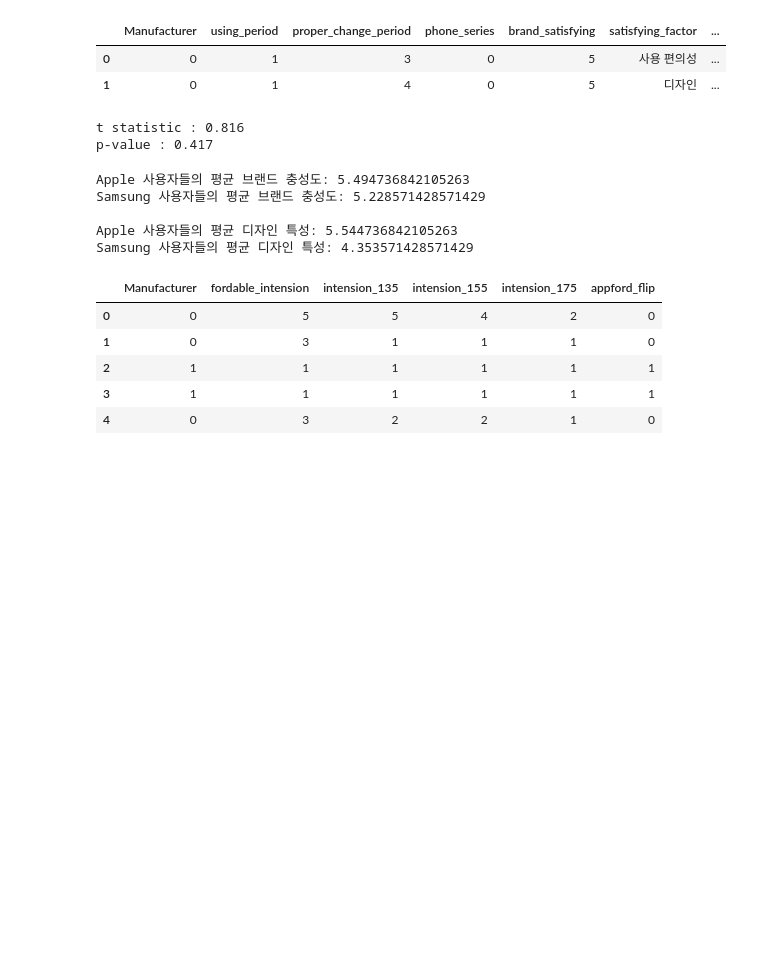
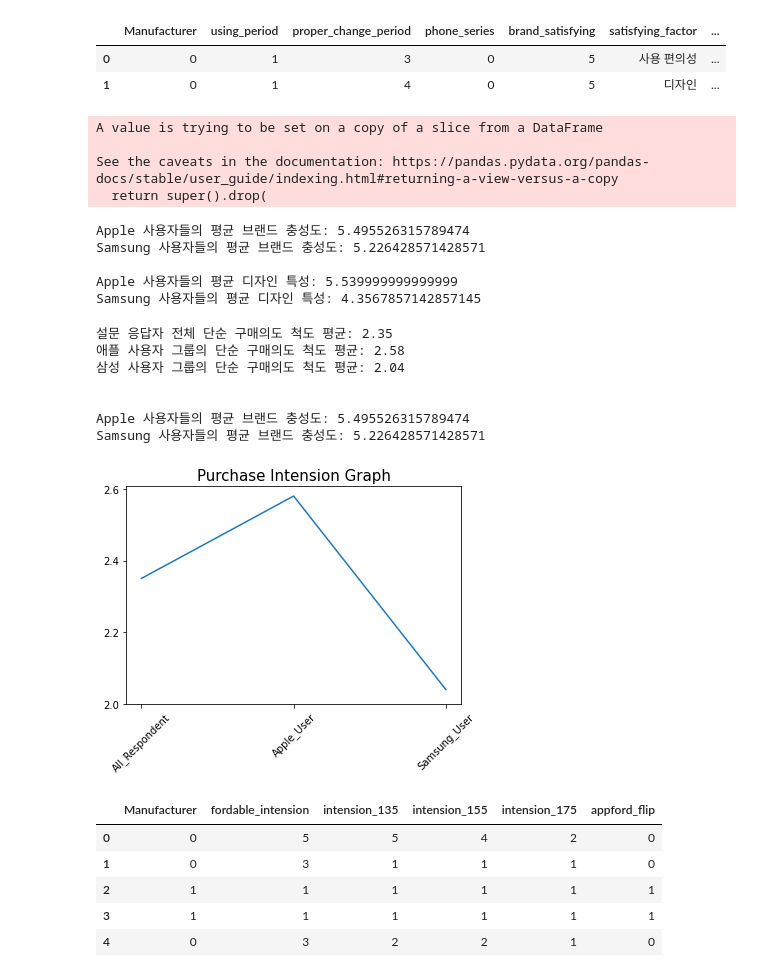
Before and after one commit to hansuho113/School_Lecture, a Jupyter notebook: marketing_research_preprocessing.ipynb, the cells around one changed output. Cells and saved outputs as stored; diff of their text form; code cells hidden in the pictures; blank space fills up the shorter version.

```diff
--- a/marketing_research_preprocessing.ipynb
+++ b/marketing_research_preprocessing.ipynb
@@ -5,7 +8,7 @@ from sklearn.preprocessing import LabelEncoder
 
 pd.set_option('display.max_columns', 500)
 # %%
-df = pd.read_csv("/Users/hansuho/Desktop/21-1 KNU/학교 수업/마케팅리서치/기말발표/폴더블_열이름변경/시트 1-폴더블 아이폰 6조.csv")
+df = pd.read_csv("/Users/hansuho/Desktop/21-1 KNU/학교 수업/마케팅리서치/기말발표/survey_data/폴더블_열이름변경/시트 1-폴더블 아이폰 6조.csv")
 df.drop(columns='타임스탬프', inplace=True)
 df = df.iloc[:, :-1]    # 휴대폰 번호 열 삭제
 df.drop(index=12, inplace=True)    # 샤오미 홍미노트 행 삭제
@@ -67,8 +70,8 @@ for col in categorical_cols:
 
 
 # 디자인 특성 및 브랜드 충성도 평균 점수 산출
-df['design_feature'] = round(((df['design_v1'] +df['design_v2'] + df['design_v3'] + df['design_v4'] + df['design_v5'] + df['design_v6']) / 6), 1)
-df['brand_loyalty'] = round(((df['loyalty_v1'] +df['loyalty_v2'] + df['loyalty_v3'] + df['loyalty_v4'] + df['loyalty_v5'] + df['loyalty_v6']) / 6), 1)
+df['design_feature'] = round(((df['design_v1'] + df['design_v2'] + df['design_v3'] + df['design_v4'] + df['design_v5'] + df['design_v6']) / 6), 2)
+df['brand_loyalty'] = round(((df['loyalty_v1'] + df['loyalty_v2'] + df['loyalty_v3'] + df['loyalty_v4'] + df['loyalty_v5'] + df['loyalty_v6']) / 6), 2)
 
 # 디자인 특성, 브랜드 충성도 하위 질문
 df.drop(columns=['design_v1', 'design_v2', 'design_v3', 'design_v4', 'design_v5', 'design_v6',
@@ -90,23 +93,25 @@ df.head(2)
 # from scipy import stats
 
 # # 변수 생성
-# apple = df[df['Manufacturer'] == 0]
-# samsung = df[df['Manufacturer'] == 1]
+apple = df[df['Manufacturer'] == 0]
+samsung = df[df['Manufacturer'] == 1]
 
-# apple.reset_index(inplace=True)
-# apple.drop(columns = 'index', inplace=True)
-# samsung.reset_index(inplace=True)
-# samsung.drop(columns = 'index', inplace=True)
+apple.reset_index(inplace=True)
+apple.drop(columns = 'index', inplace=True)
+samsung.reset_index(inplace=True)
+samsung.drop(columns = 'index', inplace=True)
 
 # #제조사의 등분산 검정
 # manufacturer_result = stats.levene(apple['brand_loyalty'], samsung['brand_loyalty'])
 # print('LeveneResult(F) : %.3f \np-value : %.3f' % (manufacturer_result))
+# %% [output]
+A value is trying to be set on a copy of a slice from a DataFrame
+
+See the caveats in the documentation: https://pandas.pydata.org/pandas-docs/stable/user_guide/indexing.html#returning-a-view-versus-a-copy
+  return super().drop(
 # %%
-result = stats.ttest_ind(apple['brand_loyalty'], samsung['brand_loyalty'], equal_var=True)
-print('t statistic : %.3f \np-value : %.3f' % (result))
+# result = stats.ttest_ind(apple['brand_loyalty'], samsung['brand_loyalty'], equal_var=True)
+# print('t statistic : %.3f \np-value : %.3f' % (result))
-# %% [output]
-t statistic : 0.816
-p-value : 0.417
 # %%
 apple_mean_loyalty = apple['brand_loyalty'].mean()
 samsung_mean_loyalty = samsung['brand_loyalty'].mean()
@@ -122,11 +127,42 @@ Apple 사용자들의 평균 디자인 특성: {apple_mean_design}
 Samsung 사용자들의 평균 디자인 특성: {samsung_mean_design}
 """)
 # %% [output]
-Apple 사용자들의 평균 브랜드 충성도: 5.494736842105263
-Samsung 사용자들의 평균 브랜드 충성도: 5.228571428571429
+Apple 사용자들의 평균 브랜드 충성도: 5.495526315789474
+Samsung 사용자들의 평균 브랜드 충성도: 5.226428571428571
 
-Apple 사용자들의 평균 디자인 특성: 5.544736842105263
-Samsung 사용자들의 평균 디자인 특성: 4.353571428571429
+Apple 사용자들의 평균 디자인 특성: 5.539999999999999
+Samsung 사용자들의 평균 디자인 특성: 4.3567857142857145
+# %%
+all_respondent_intension_mean = round(df.fordable_intension.mean(), 2)
+apple_user_intension_mean = round(df[df["Manufacturer"] == 0].fordable_intension.mean(), 2)
+samsung_user_intension_mean = round(df[df["Manufacturer"] == 1].fordable_intension.mean(), 2)
+
+print(f"설문 응답자 전체 단순 구매의도 척도 평균: {all_respondent_intension_mean}")
+print(f"애플 사용자 그룹의 단순 구매의도 척도 평균: {apple_user_intension_mean}")
+print(f"삼성 사용자 그룹의 단순 구매의도 척도 평균: {samsung_user_intension_mean}")
+print()
+print(f"""
+Apple 사용자들의 평균 브랜드 충성도: {apple_mean_loyalty}
+Samsung 사용자들의 평균 브랜드 충성도: {samsung_mean_loyalty}""")
+print()
+
+x = ["All_Respondent", "Apple_User", "Samsung_User"]
+y = [all_respondent_intension_mean, apple_user_intension_mean, samsung_user_intension_mean]
+
+sns.lineplot(x=x, y=y)
+plt.title("Purchase Intension Graph", fontsize=15)
+plt.yticks(np.arange(2.0, 2.8, 0.2))
+plt.xticks(rotation=45, fontsize=10)
+plt.show()
+# %% [output]
+설문 응답자 전체 단순 구매의도 척도 평균: 2.35
+애플 사용자 그룹의 단순 구매의도 척도 평균: 2.58
+삼성 사용자 그룹의 단순 구매의도 척도 평균: 2.04
+
+
+Apple 사용자들의 평균 브랜드 충성도: 5.495526315789474
+Samsung 사용자들의 평균 브랜드 충성도: 5.226428571428571
+[figure, added]
 # %%
 its_df = df[['Manufacturer', 'fordable_intension', 'intension_135', 'intension_155', 'intension_175', 'appford_flip']]
 # %%
```
Also changed, not shown: parts of 21 cells of this notebook.
